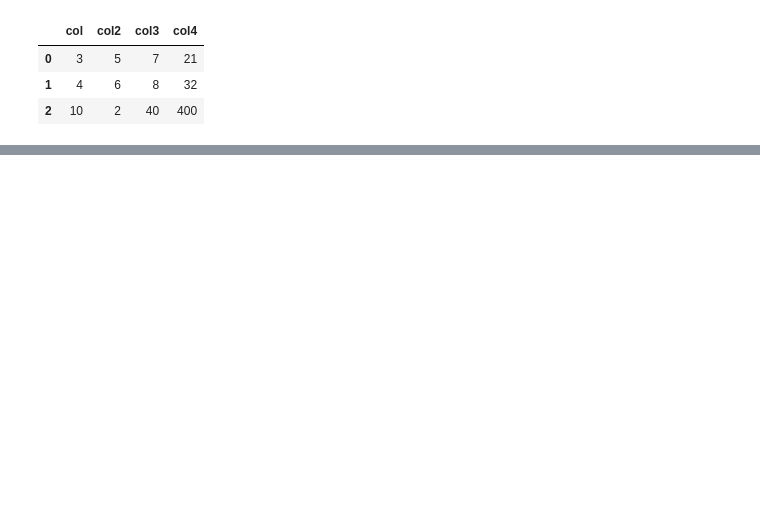
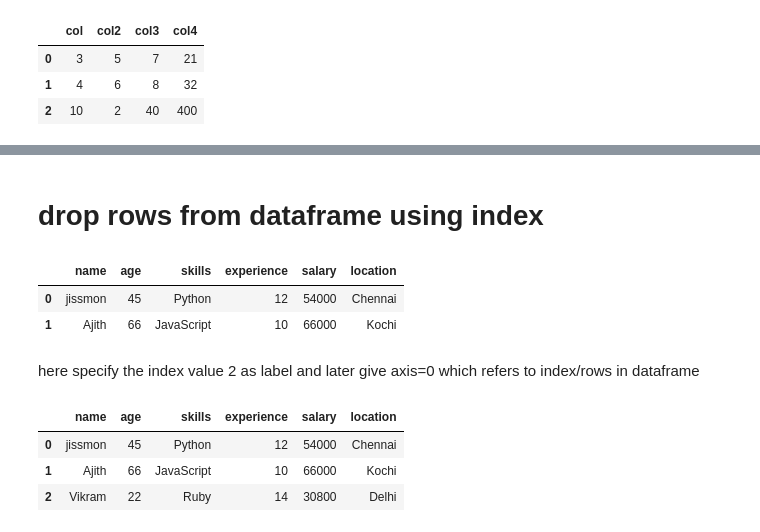
Before and after one commit to jisshub/ML-Bootcamp, a Jupyter notebook: pandas_basics.ipynb, the cells around one changed output, grey strips where cells are left out. Cells and saved outputs as stored; diff of their text form; code cells hidden in the pictures; blank space fills up the shorter version.

```diff
--- a/pandas_basics.ipynb
+++ b/pandas_basics.ipynb
@@ -191,0 +280,17 @@ df
+# %% [markdown]
+# drop rows from dataframe using index
+# %%
+df.drop(2,axis=0)
+# %% [output]
+|  | name | age | skills | experience | salary | location |
+| 0 | jissmon | 45 | Python | 12 | 54000 | Chennai |
+| 1 | Ajith | 66 | JavaScript | 10 | 66000 | Kochi |
+# %% [markdown]
+here specify the index value 2 as label and later give axis=0 which refers to index/rows in dataframe
+# %%
+df
+# %% [output]
+|  | name | age | skills | experience | salary | location |
+| 0 | jissmon | 45 | Python | 12 | 54000 | Chennai |
+| 1 | Ajith | 66 | JavaScript | 10 | 66000 | Kochi |
+| 2 | Vikram | 22 | Ruby | 14 | 30800 | Delhi |
```
Also changed, not shown: parts of 25 cells of this notebook.
